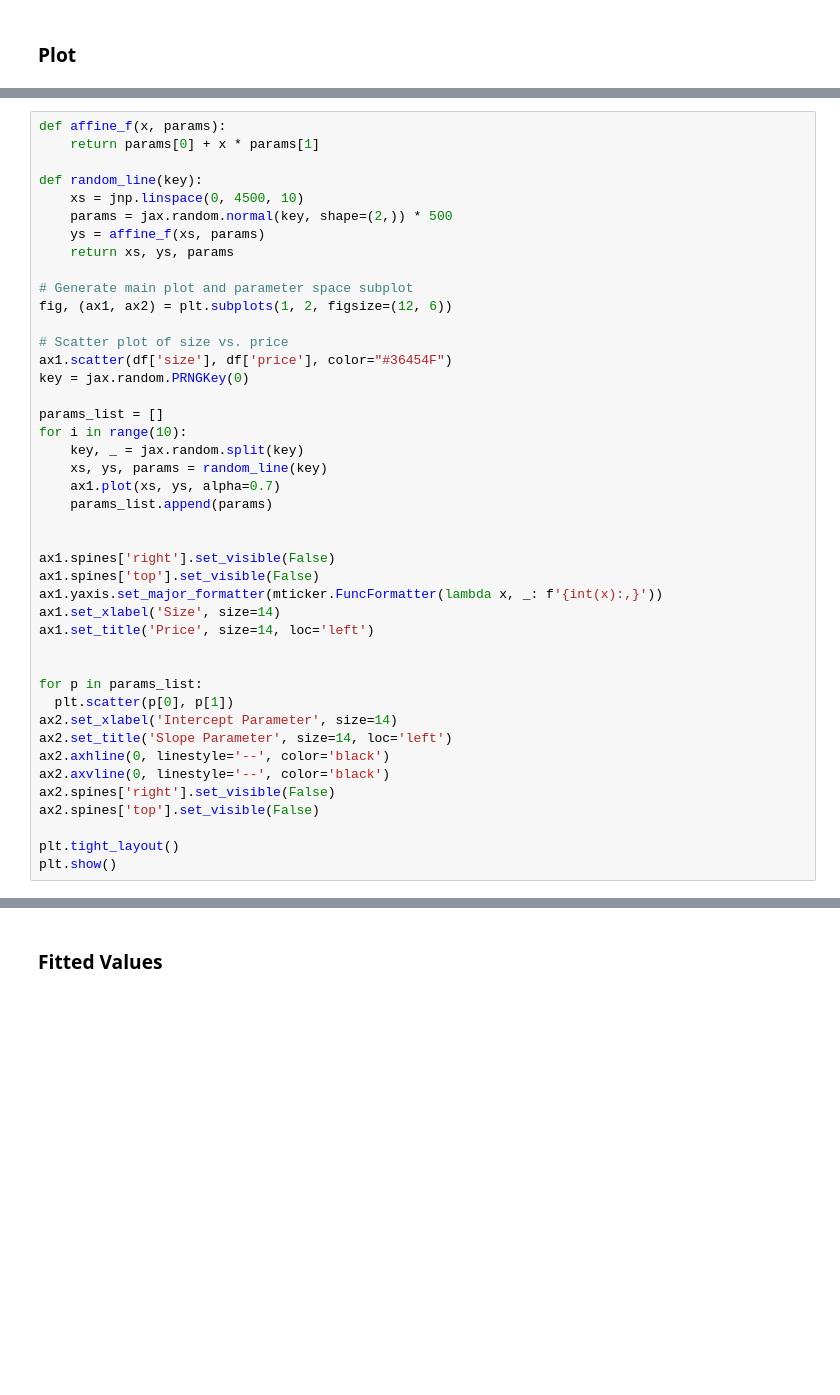
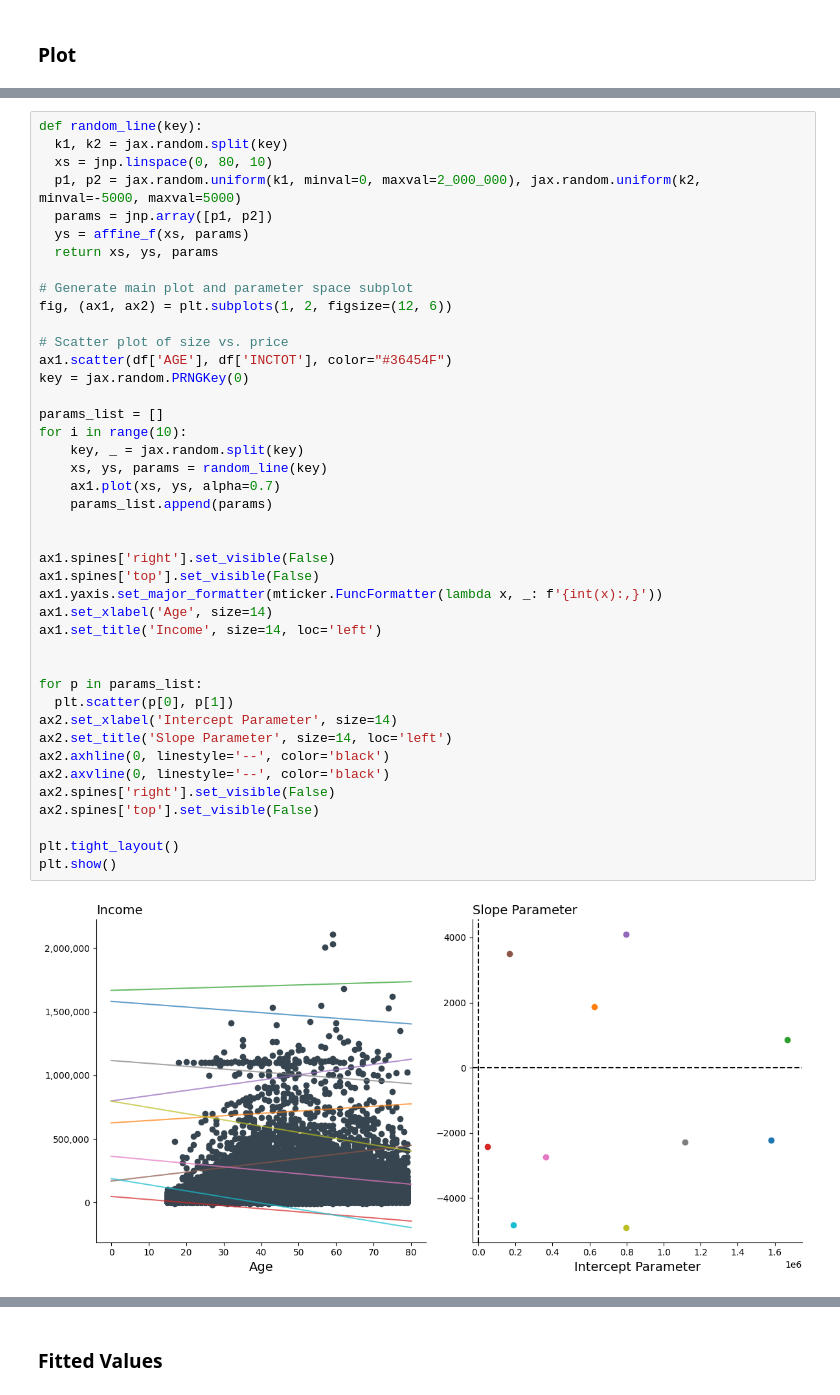
Before and after one commit to pharringtonp19/business-analytics, a Jupyter notebook: notebooks/regression1.ipynb, the cells around one changed output, grey strips where cells are left out. Saved outputs shown, nothing was run; the diff lists cells and outputs as text; blank space fills up the shorter version.

```diff
--- a/notebooks/regression1.ipynb
+++ b/notebooks/regression1.ipynb
@@ -90,43 +102,44 @@ plt.show()
 # %%
-def affine_f(x, params):
-    return params[0] + x * params[1]
-
 def random_line(key):
-    xs = jnp.linspace(0, 4500, 10)
-    params = jax.random.normal(key, shape=(2,)) * 500
-    ys = affine_f(xs, params)
-    return xs, ys, params
+  k1, k2 = jax.random.split(key)
+  xs = jnp.linspace(0, 80, 10)
+  p1, p2 = jax.random.uniform(k1, minval=0, maxval=2_000_000), jax.random.uniform(k2, minval=-5000, maxval=5000)
+  params = jnp.array([p1, p2])
+  ys = affine_f(xs, params)
+  return xs, ys, params
 
 # Generate main plot and parameter space subplot
 fig, (ax1, ax2) = plt.subplots(1, 2, figsize=(12, 6))
 
 # Scatter plot of size vs. price
-ax1.scatter(df['size'], df['price'], color="#36454F")
+ax1.scatter(df['AGE'], df['INCTOT'], color="#36454F")
 key = jax.random.PRNGKey(0)
 
 params_list = []
 for i in range(10):
     key, _ = jax.random.split(key)
     xs, ys, params = random_line(key)
     ax1.plot(xs, ys, alpha=0.7)
     params_list.append(params)
 
 
 ax1.spines['right'].set_visible(False)
 ax1.spines['top'].set_visible(False)
 ax1.yaxis.set_major_formatter(mticker.FuncFormatter(lambda x, _: f'{int(x):,}'))
-ax1.set_xlabel('Size', size=14)
-ax1.set_title('Price', size=14, loc='left')
+ax1.set_xlabel('Age', size=14)
+ax1.set_title('Income', size=14, loc='left')
 
 
 for p in params_list:
   plt.scatter(p[0], p[1])
 ax2.set_xlabel('Intercept Parameter', size=14)
 ax2.set_title('Slope Parameter', size=14, loc='left')
 ax2.axhline(0, linestyle='--', color='black')
 ax2.axvline(0, linestyle='--', color='black')
 ax2.spines['right'].set_visible(False)
 ax2.spines['top'].set_visible(False)
 
 plt.tight_layout()
 plt.show()
+# %% [output]
+[figure, added]
```
Also changed, not shown: parts of 15 cells of this notebook.
